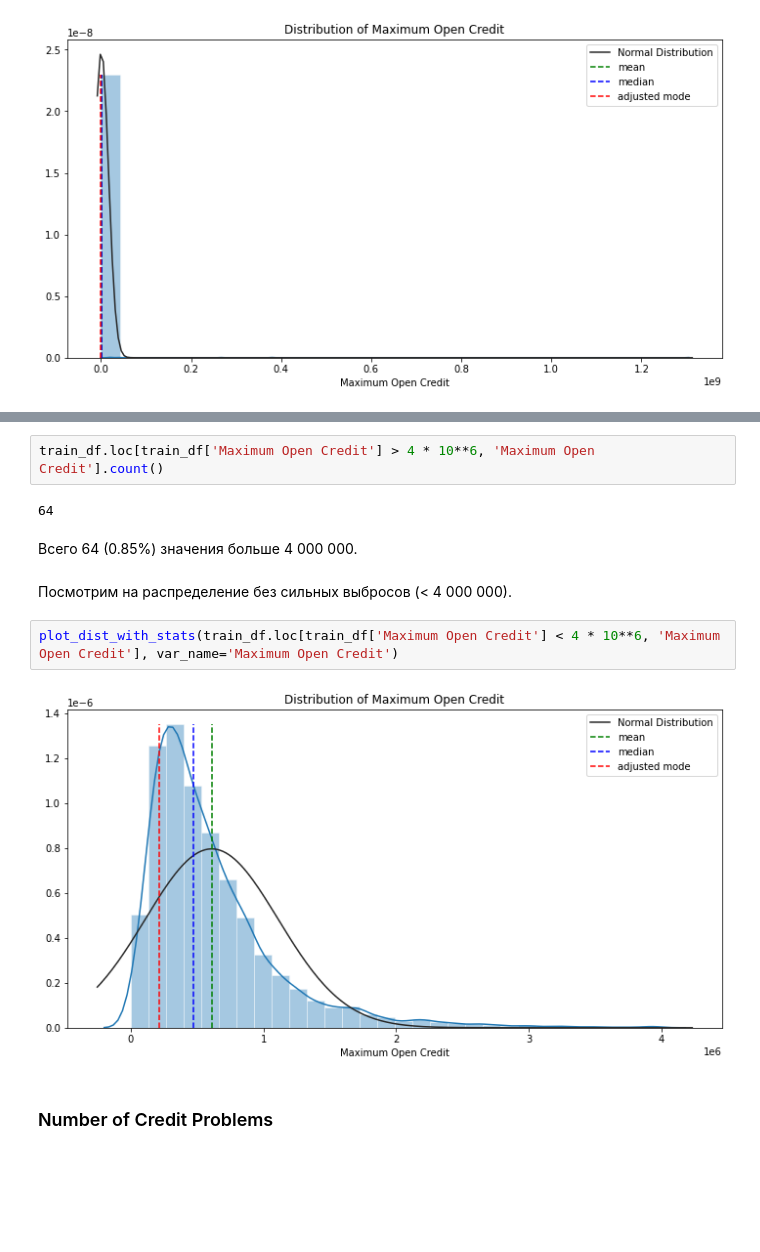
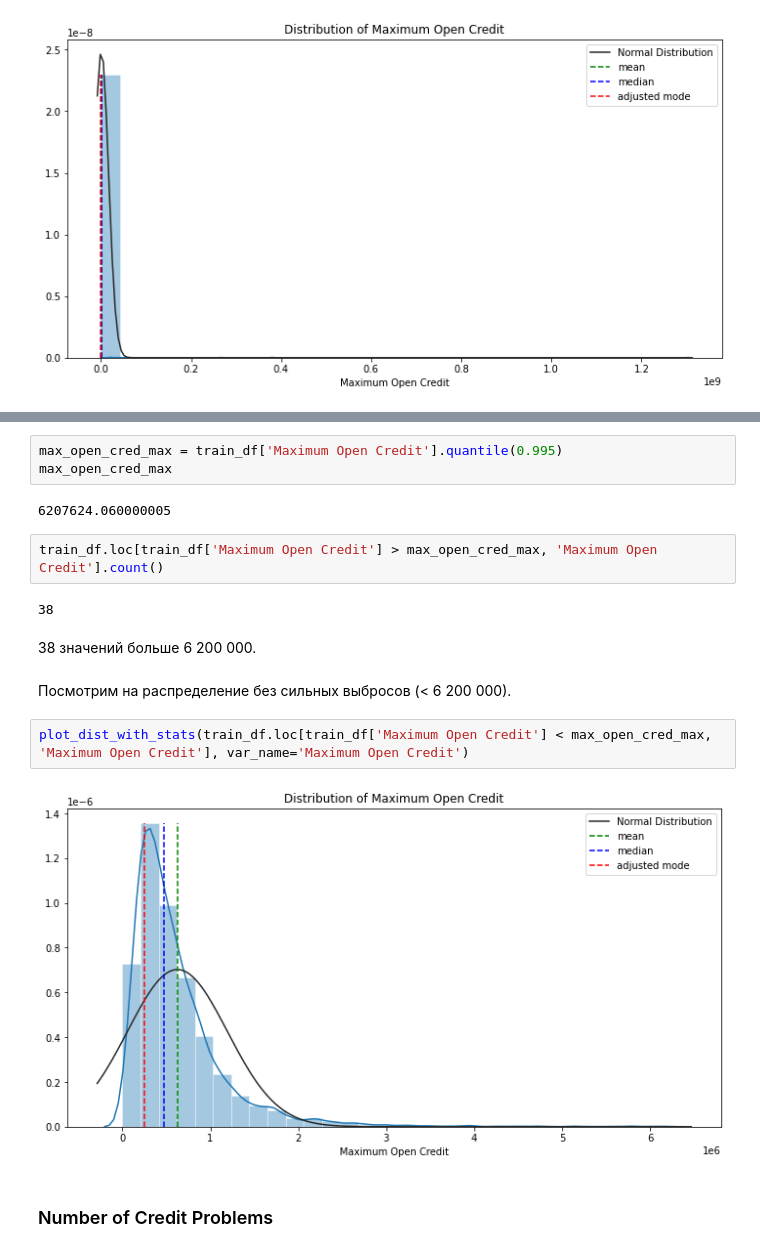
Before and after one commit to shatandv/GB_Python_DS_Libs_Contd_2020_09_17, a Jupyter notebook: course_project/AShataev_solution.ipynb, the cells around one changed output, grey strips where cells are left out. Cells and saved outputs as stored; diff of their text form; blank space fills up the shorter version.

```diff
--- a/course_project/AShataev_solution.ipynb
+++ b/course_project/AShataev_solution.ipynb
@@ -513,15 +524,20 @@ plot_dist_with_stats(train_df['Maximum Open Credit'], var_name='Maximum Open Cre
+# %%
+max_open_cred_max = train_df['Maximum Open Credit'].quantile(0.995)
+max_open_cred_max
+# %% [output]
+6207624.060000005
 # %%
-train_df.loc[train_df['Maximum Open Credit'] > 4 * 10**6, 'Maximum Open Credit'].count()
+train_df.loc[train_df['Maximum Open Credit'] > max_open_cred_max, 'Maximum Open Credit'].count()
 # %% [output]
-64
+38
-# %% [markdown]
-Всего 64 (0.85%) значения больше 4 000 000.
+# %% [markdown]
+38 значений больше 6 200 000.
 # %% [markdown]
-Посмотрим на распределение без сильных выбросов (< 4 000 000).
+Посмотрим на распределение без сильных выбросов (< 6 200 000).
 # %%
-plot_dist_with_stats(train_df.loc[train_df['Maximum Open Credit'] < 4 * 10**6, 'Maximum Open Credit'], var_name='Maximum Open Credit')
+plot_dist_with_stats(train_df.loc[train_df['Maximum Open Credit'] < max_open_cred_max, 'Maximum Open Credit'], var_name='Maximum Open Credit')
 # %% [output]
-[figure, old version]
+[figure, new version]
 # %% [markdown]
 ### Number of Credit Problems
 # %%
```
Also changed, not shown: parts of 116 cells of this notebook, 2 other files.
